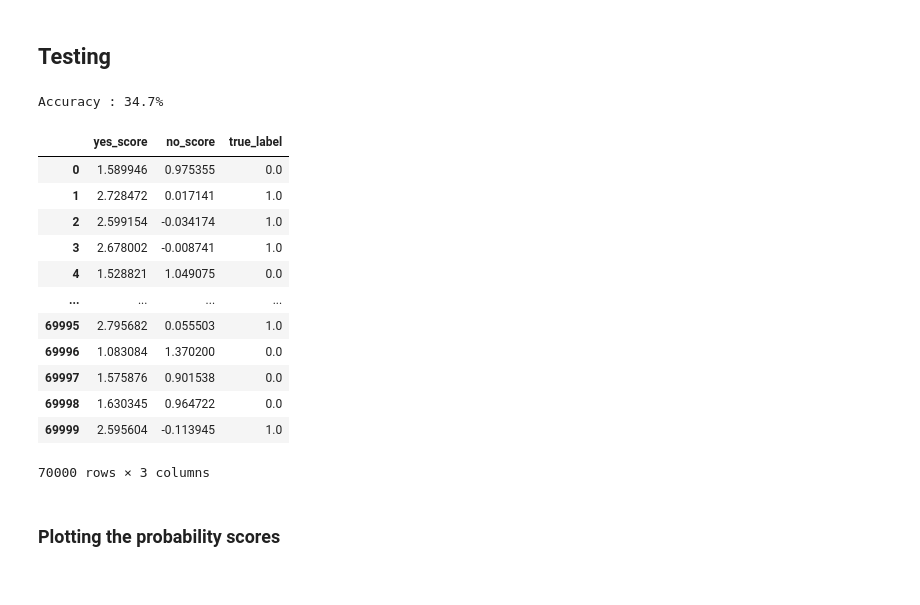
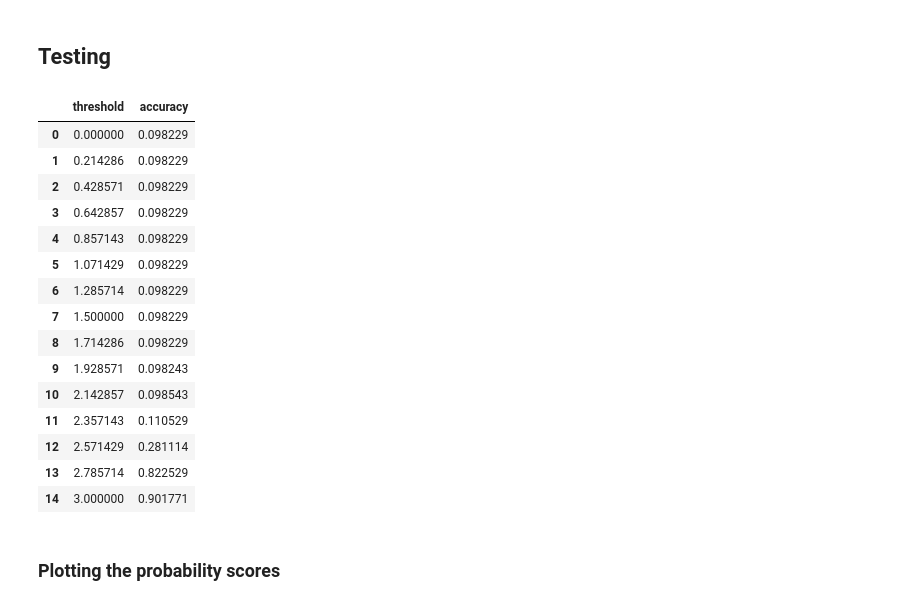
Before and after one commit to nmnsharma007/SimplifiedObjectDetection, a Jupyter notebook: version2/classification_inverted_and_extra.ipynb, the cells around one changed output. Saved outputs shown, nothing was run; the diff lists cells and outputs as text; code cells hidden in the pictures.

```diff
--- a/version2/classification_inverted_and_extra.ipynb
+++ b/version2/classification_inverted_and_extra.ipynb
@@ -70,7 +70,7 @@ def prepare_training_data(dataset_images,dataset_labels,class_num):
     # get the images for making negative dataset
     dataset_images_negative = invert(dataset_images_positive) # inverted images
     # dataset_images_negative = np.empty((0,28,28),dtype=np.float32)
-    dataset_images_negative = put_extra_data(dataset_images,dataset_labels,dataset_images_negative,class_num)
+    # dataset_images_negative = put_extra_data(dataset_images,dataset_labels,dataset_images_negative,class_num)
     print(dataset_images_negative.shape)
 
     # negative_data_indices = [i for i in range(len(dataset_labels)) if i not in indices]
@@ -239,60 +247,70 @@ Training loss: 0.023480278314066363
 # %%
 # for class_num in range(num_classes):
 #     train_class_set = prepare_training_data(train_images,train_labels,class_num) # fetch the training set for a class
 #     test_class_set = concat_datasets(train_images,train_labels,test_images,test_labels,class_num)
 #     train_loader = DataLoader(train_class_set,batch_size=64,shuffle=True)
 #     test_loader = DataLoader(test_class_set,batch_size=64,shuffle=True) # take original testing set of all classes
 
 #     model = NeuralNetwork()
 
 #     criterion = nn.CrossEntropyLoss()
 #     optimizer = optim.SGD(model.parameters(),lr = 1e-3,momentum=0.9)
 #     print(f"Class Number: {class_num}")
 #     train(train_loader,model,criterion,optimizer)
 #     y_pred_train = test(train_loader,model)
 #     y_pred_test = test(test_loader,model)
 # lb = LabelBinarizer()
 # lb.fit([0,1])
 # binarized_labels = lb.transform(y_pred_test)
 # binarized_labels = np.hstack((binarized_labels,1-binarized_labels))
 # print(binarized_labels)
 
-scores = np.empty((0,3),dtype=np.float32)
-test(test_loader,model)
+# scores = np.empty((0,3),dtype=np.float32)
+data = np.empty((0,2),dtype=np.float32)
 
-with torch.no_grad():
-    for images,logits in test_loader:
-      output = model(images)
-      output = output.numpy()
-      logits = logits.numpy()
-      for i in range(len(output)):
-        yes_score = output[i][0]
-        no_score = output[i][1]
-        # print(no_score)
-        true_label =  1 if np.argmax(logits[i]) == 0 else 0
-        # if true_label == 0:
-        scores = np.vstack((scores,[[yes_score,no_score,true_label]]))
-      # break
-# print(scores)
+yes_scores = np.linspace(0.0,3.0,15,endpoint=True)
+for threshold in yes_scores:
+  accuracy = test(test_loader,model,threshold)
+  data = np.vstack((data,[[threshold,accuracy]]))
 
-df = pd.DataFrame(scores)
-df.columns = ['yes_score','no_score','true_label']
+df = pd.DataFrame(data)
+df.columns = ['threshold','accuracy']
 df
+# with torch.no_grad():
+#     for images,logits in test_loader:
+#       output = model(images)
+#       output = output.numpy()
+#       logits = logits.numpy()
+#       for i in range(len(output)):
+#         yes_score = output[i][0]
+#         no_score = output[i][1]
+#         # print(no_score)
+#         true_label =  1 if np.argmax(logits[i]) == 0 else 0
+#         # if true_label == 0:
+#         scores = np.vstack((scores,[[yes_score,no_score,true_label]]))
+#       # break
+# # print(scores)
+
+# df = pd.DataFrame(scores)
+# df.columns = ['yes_score','no_score','true_label']
+# df
 # %% [output]
-Accuracy : 34.7%
-|  | yes_score | no_score | true_label |
-| 0 | 1.589946 | 0.975355 | 0.0 |
-| 1 | 2.728472 | 0.017141 | 1.0 |
-| 2 | 2.599154 | -0.034174 | 1.0 |
-| 3 | 2.678002 | -0.008741 | 1.0 |
-| 4 | 1.528821 | 1.049075 | 0.0 |
-| ... | ... | ... | ... |
-| 69995 | 2.795682 | 0.055503 | 1.0 |
-| 69996 | 1.083084 | 1.370200 | 0.0 |
-| 69997 | 1.575876 | 0.901538 | 0.0 |
-| 69998 | 1.630345 | 0.964722 | 0.0 |
-| 69999 | 2.595604 | -0.113945 | 1.0 |
+|  | threshold | accuracy |
+| 0 | 0.000000 | 0.098229 |
+| 1 | 0.214286 | 0.098229 |
+| 2 | 0.428571 | 0.098229 |
+| 3 | 0.642857 | 0.098229 |
+| 4 | 0.857143 | 0.098229 |
+| 5 | 1.071429 | 0.098229 |
+| 6 | 1.285714 | 0.098229 |
+| 7 | 1.500000 | 0.098229 |
+| 8 | 1.714286 | 0.098229 |
+| 9 | 1.928571 | 0.098243 |
+| 10 | 2.142857 | 0.098543 |
+| 11 | 2.357143 | 0.110529 |
+| 12 | 2.571429 | 0.281114 |
+| 13 | 2.785714 | 0.822529 |
+| 14 | 3.000000 | 0.901771 |
-70000 rows × 3 columns
 # %% [markdown]
 ### Plotting the probability scores
 # %%
```
Also changed, not shown: parts of 5 cells of this notebook.
